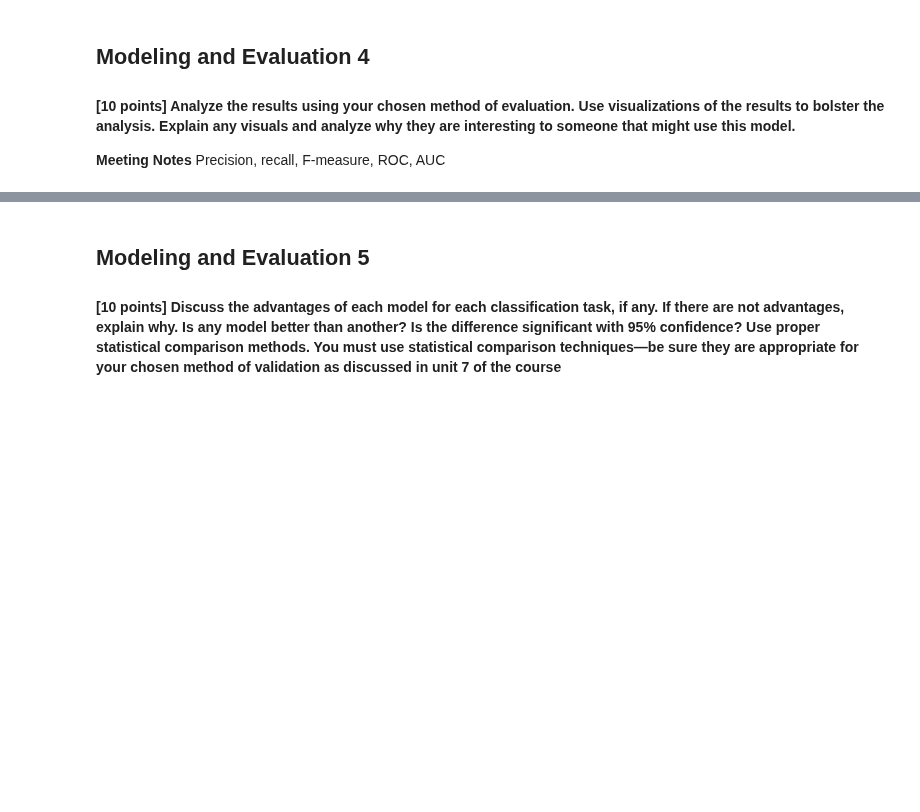
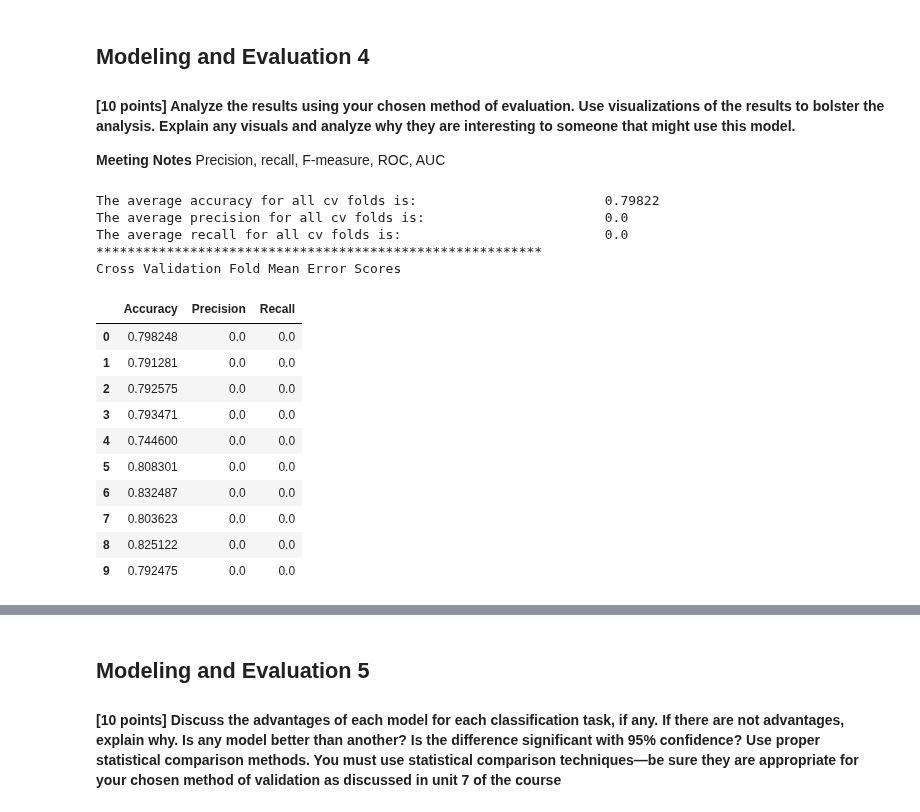
Before and after one commit to cdmorgan103/7331DataMiningNoShow, a Jupyter notebook: Lab2.ipynb, the cells around one changed output, grey strips where cells are left out. Drawn from its saved outputs; the diff is of its cells as text; code cells hidden in the pictures; blank space fills up the shorter version.

Commit message:
Models working and added method of Evaluation

```diff
--- a/Lab2.ipynb
+++ b/Lab2.ipynb
@@ -226,7 +239,7 @@ num_cv_iterations = 10
 num_instances = len(y)
 seed = 123456789
 cv_object = TimeSeriesSplit(n_splits=num_cv_iterations,
-                         max_train_size= 0.7,
+                         max_train_size= None,
                          )
 
 print(cv_object)
@@ -326,0 +351,4 @@ TypeError: slice indices must be integers or None or have an __index__ method
+# %%
+#Diplay the top model parameters
+LRestimator = regGridSearch.best_estimator_
+LRestimator
@@ -608,26 +859,0 @@ Response Gender
-# %%
-
-regEstimator = RandomForestClassifier()
-
-
-parameters = { 'penalty':['l2']
-              ,'C': [0.001, 0.01, 0.1, .5, 1, 10,100]
-              ,'class_weight': [ 'none']
-              ,'random_state': [123456789]
-              ,'solver': ['lbfgs']
-              ,'max_iter':[100,500,1000]
-             }
-
-
-#Create a grid search object using the
-from sklearn.model_selection import GridSearchCV
-regGridSearch = GridSearchCV(estimator=regEstimator
-                   , n_jobs=8 # jobs to run in parallel
-                   , verbose=1 # low verbosity
-                   , param_grid=parameters
-                   , cv=cv_object # KFolds
-                   , scoring='accuracy')
-
-#Perform hyperparameter search to find the best combination of parameters for our data
-regGridSearch.fit(X, y)
-regGridSearch.best_estimator_
@@ -637,3 +887,23 @@ regGridSearch.best_estimator_
 #### [10 points] Analyze the results using your chosen method of evaluation. Use visualizations of the results to bolster the analysis. Explain any visuals and analyze why they are interesting to someone that might use this model.
 
 **Meeting Notes**  Precision, recall, F-measure, ROC, AUC
+# %%
+#Evaluate the regression estimator above using our pre-defined cross validation and scoring metrics.
+EvaluateClassifierEstimator(LRestimator, X, y, cv_object)
+# %% [output]
+The average accuracy for all cv folds is:                        0.79822
+The average precision for all cv folds is:                       0.0
+The average recall for all cv folds is:                          0.0
+*********************************************************
+Cross Validation Fold Mean Error Scores
+|  | Accuracy | Precision | Recall |
+| 0 | 0.798248 | 0.0 | 0.0 |
+| 1 | 0.791281 | 0.0 | 0.0 |
+| 2 | 0.792575 | 0.0 | 0.0 |
+| 3 | 0.793471 | 0.0 | 0.0 |
+| 4 | 0.744600 | 0.0 | 0.0 |
+| 5 | 0.808301 | 0.0 | 0.0 |
+| 6 | 0.832487 | 0.0 | 0.0 |
+| 7 | 0.803623 | 0.0 | 0.0 |
+| 8 | 0.825122 | 0.0 | 0.0 |
+| 9 | 0.792475 | 0.0 | 0.0 |
```
Also changed, not shown: parts of 48 cells of this notebook.
